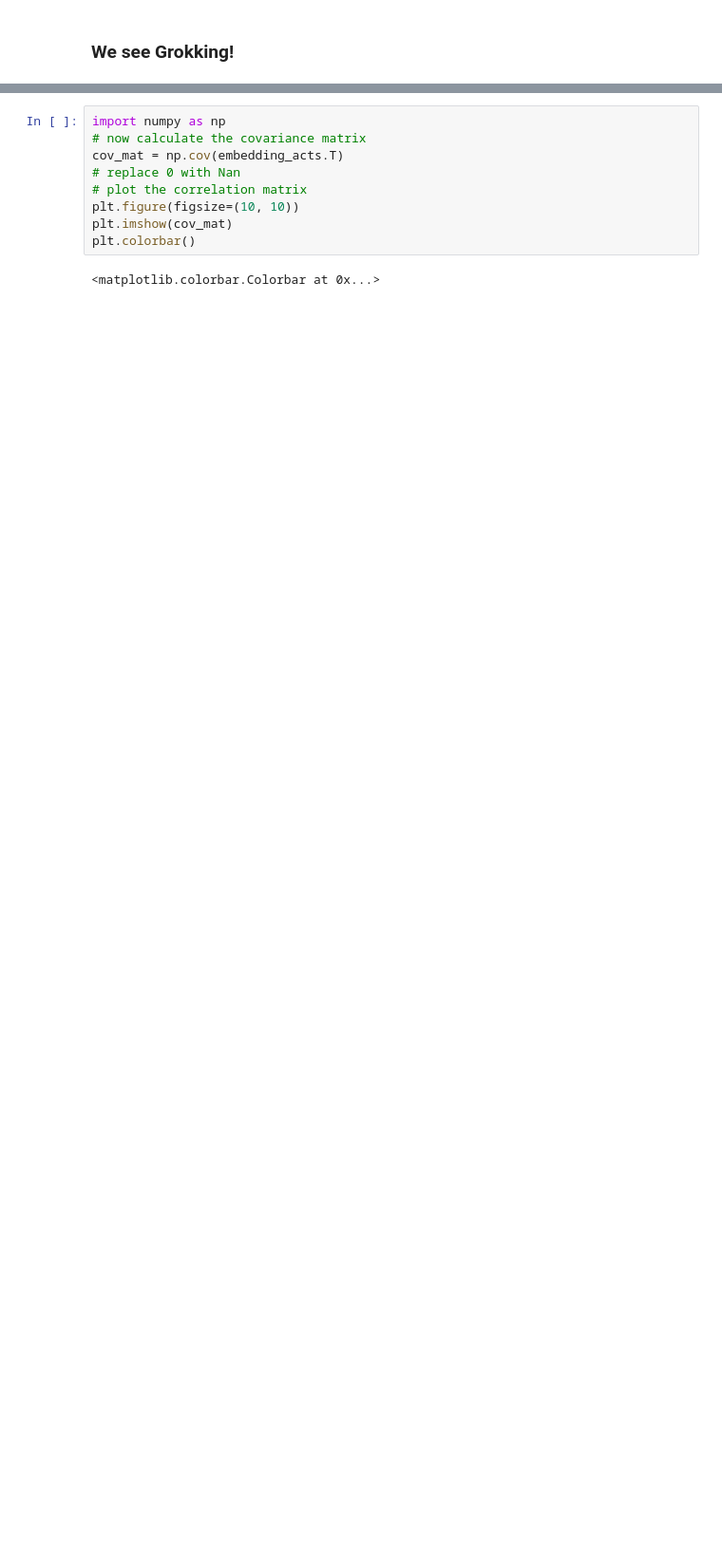
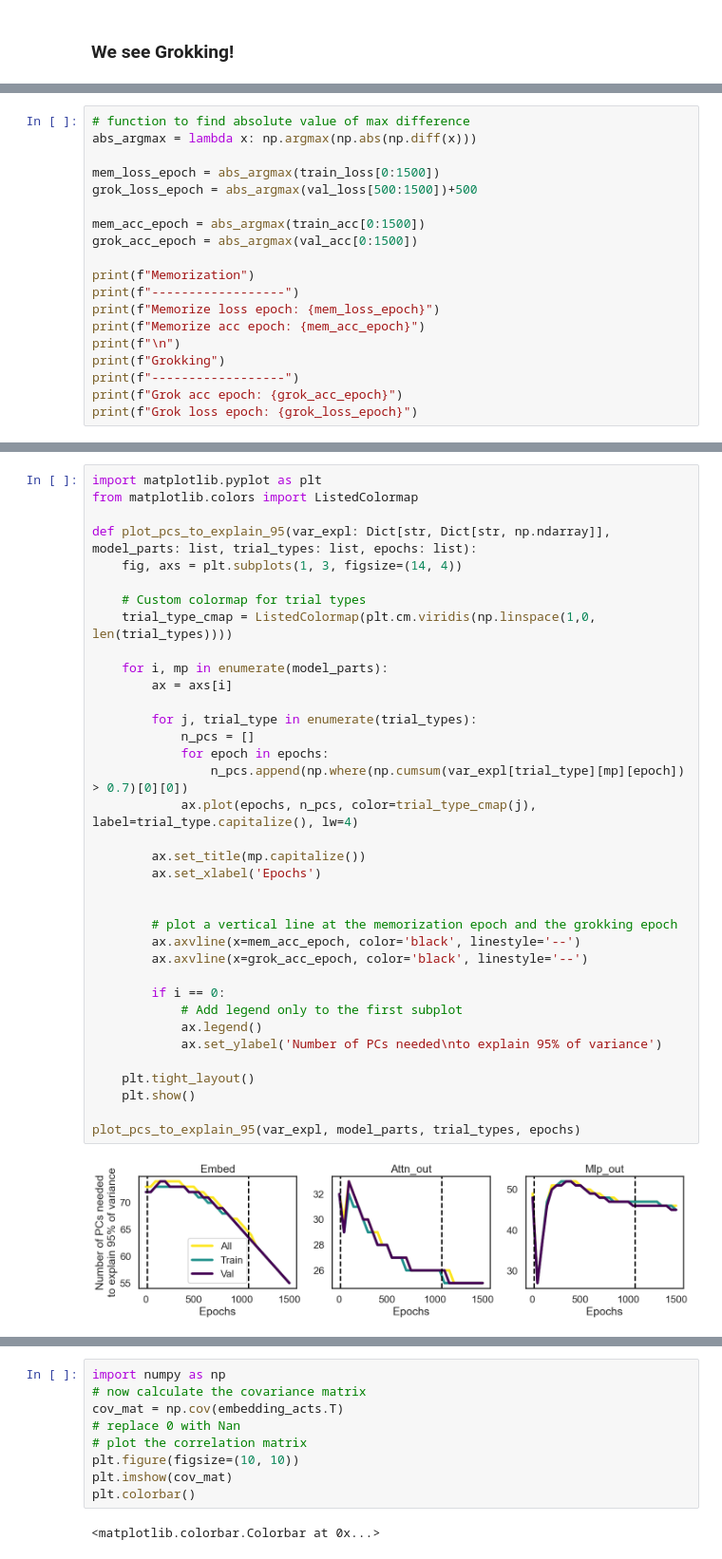
Before and after one commit to adamimos/transformerPlayground, a Jupyter notebook: modular_addition.ipynb, the cells around one changed output, grey strips where cells are left out. Shown at 95% size. Cells and saved outputs as stored; diff of their text form; blank space fills up the shorter version.

```diff
--- a/modular_addition.ipynb
+++ b/modular_addition.ipynb
@@ -666,0 +345,19 @@ for i, neuron_ind in enumerate(neuron_inds):
+# %%
+# function to find absolute value of max difference
+abs_argmax = lambda x: np.argmax(np.abs(np.diff(x)))
+
+mem_loss_epoch = abs_argmax(train_loss[0:1500])
+grok_loss_epoch = abs_argmax(val_loss[500:1500])+500
+
+mem_acc_epoch = abs_argmax(train_acc[0:1500])
+grok_acc_epoch = abs_argmax(val_acc[0:1500])
+
+print(f"Memorization")
+print(f"------------------")
+print(f"Memorize loss epoch: {mem_loss_epoch}")
+print(f"Memorize acc epoch: {mem_acc_epoch}")
+print(f"\n")
+print(f"Grokking")
+print(f"------------------")
+print(f"Grok acc epoch: {grok_acc_epoch}")
+print(f"Grok loss epoch: {grok_loss_epoch}")
@@ -666,0 +654,38 @@ for i, neuron_ind in enumerate(neuron_inds):
+# %%
+import matplotlib.pyplot as plt
+from matplotlib.colors import ListedColormap
+
+def plot_pcs_to_explain_95(var_expl: Dict[str, Dict[str, np.ndarray]], model_parts: list, trial_types: list, epochs: list):
+    fig, axs = plt.subplots(1, 3, figsize=(14, 4))
+
+    # Custom colormap for trial types
+    trial_type_cmap = ListedColormap(plt.cm.viridis(np.linspace(1,0, len(trial_types))))
+
+    for i, mp in enumerate(model_parts):
+        ax = axs[i]
+
+        for j, trial_type in enumerate(trial_types):
+            n_pcs = []
+            for epoch in epochs:
+                n_pcs.append(np.where(np.cumsum(var_expl[trial_type][mp][epoch]) > 0.7)[0][0])
+            ax.plot(epochs, n_pcs, color=trial_type_cmap(j), label=trial_type.capitalize(), lw=4)
+
+        ax.set_title(mp.capitalize())
+        ax.set_xlabel('Epochs')
+
+
+        # plot a vertical line at the memorization epoch and the grokking epoch
+        ax.axvline(x=mem_acc_epoch, color='black', linestyle='--')
+        ax.axvline(x=grok_acc_epoch, color='black', linestyle='--')
+
+        if i == 0:
+            # Add legend only to the first subplot
+            ax.legend()
+            ax.set_ylabel('Number of PCs needed\nto explain 95% of variance')
+
+    plt.tight_layout()
+    plt.show()
+
+plot_pcs_to_explain_95(var_expl, model_parts, trial_types, epochs)
+# %% [output]
+[figure, added]
```
Also changed, not shown: parts of 43 cells of this notebook, 1 other file.
